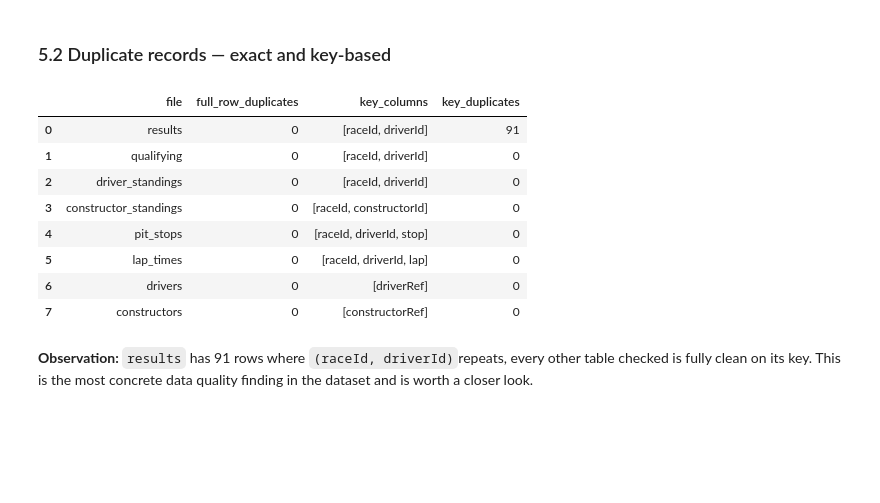
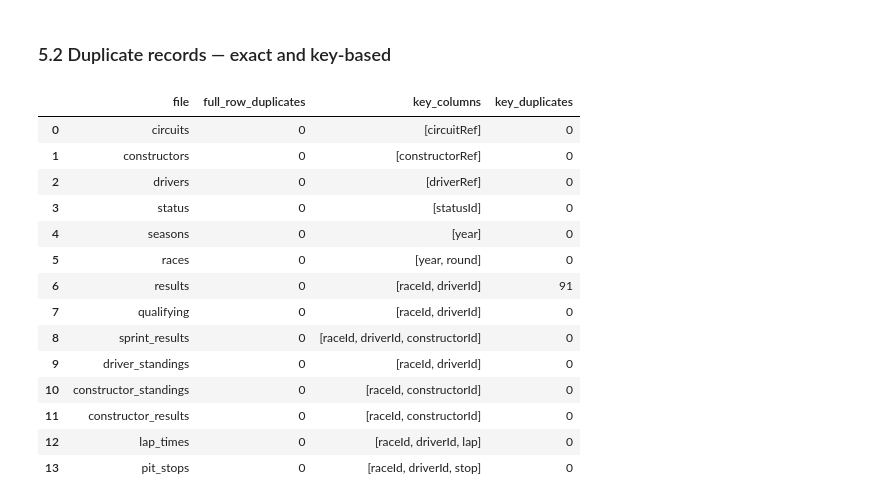
Before and after one commit to Phuwasinn/Internship, a Jupyter notebook: Day_8/data_exploration.ipynb, the cells around one changed output. Drawn from its saved outputs; the diff is of its cells as text; code cells hidden in the pictures; blank space fills up the shorter version.

Commit message:
Change Project's Structure. Deeper analysis for data quality: Duplicated data, Referential Integrity, and Unexpected/Suspicious value

```diff
--- a/Day_8/data_exploration.ipynb
+++ b/Day_8/data_exploration.ipynb
@@ -192,27 +192,38 @@ Missing 'time' when NOT Finished: 1.0
 ### 5.2 Duplicate records — exact and key-based
 # %%
 checks = [
+    ("circuits", ["circuitRef"]),
+    ("constructors", ["constructorRef"]),
+    ("drivers", ["driverRef"]),
+    ("status", ["statusId"]),
+    ("seasons", ["year"]),
+    ("races", ["year", "round"]),
     ("results", ["raceId", "driverId"]),
     ("qualifying", ["raceId", "driverId"]),
+    ("sprint_results", ["raceId", "driverId", "constructorId"]),
     ("driver_standings", ["raceId", "driverId"]),
     ("constructor_standings", ["raceId", "constructorId"]),
+    ("constructor_results", ["raceId", "constructorId"]),
+    ("lap_times", ["raceId", "driverId", "lap"]),
     ("pit_stops", ["raceId", "driverId", "stop"]),
-    ("lap_times", ["raceId", "driverId", "lap"]),
-    ("drivers", ["driverRef"]),
-    ("constructors", ["constructorRef"]),
 ]
 
 dup_results = [duplicate_report(dfs[name], name, keys) for name, keys in checks]
-pd.DataFrame(dup_results)
+dup_df = pd.DataFrame(dup_results)
+dup_df
 # %% [output]
 |  | file | full_row_duplicates | key_columns | key_duplicates |
-| 0 | results | 0 | [raceId, driverId] | 91 |
-| 1 | qualifying | 0 | [raceId, driverId] | 0 |
-| 2 | driver_standings | 0 | [raceId, driverId] | 0 |
-| 3 | constructor_standings | 0 | [raceId, constructorId] | 0 |
-| 4 | pit_stops | 0 | [raceId, driverId, stop] | 0 |
-| 5 | lap_times | 0 | [raceId, driverId, lap] | 0 |
-| 6 | drivers | 0 | [driverRef] | 0 |
-| 7 | constructors | 0 | [constructorRef] | 0 |
+| 0 | circuits | 0 | [circuitRef] | 0 |
+| 1 | constructors | 0 | [constructorRef] | 0 |
+| 2 | drivers | 0 | [driverRef] | 0 |
+| 3 | status | 0 | [statusId] | 0 |
+| 4 | seasons | 0 | [year] | 0 |
+| 5 | races | 0 | [year, round] | 0 |
+| 6 | results | 0 | [raceId, driverId] | 91 |
+| 7 | qualifying | 0 | [raceId, driverId] | 0 |
+| 8 | sprint_results | 0 | [raceId, driverId, constructorId] | 0 |
+| 9 | driver_standings | 0 | [raceId, driverId] | 0 |
+| 10 | constructor_standings | 0 | [raceId, constructorId] | 0 |
+| 11 | constructor_results | 0 | [raceId, constructorId] | 0 |
+| 12 | lap_times | 0 | [raceId, driverId, lap] | 0 |
+| 13 | pit_stops | 0 | [raceId, driverId, stop] | 0 |
-# %% [markdown]
-**Observation:** `results` has 91 rows where `(raceId, driverId)`repeats, every other table checked is fully clean on its key. This is the most concrete data quality finding in the dataset and is worth a closer look.
```
Also changed, not shown: parts of 23 cells of this notebook, 2 other files.
